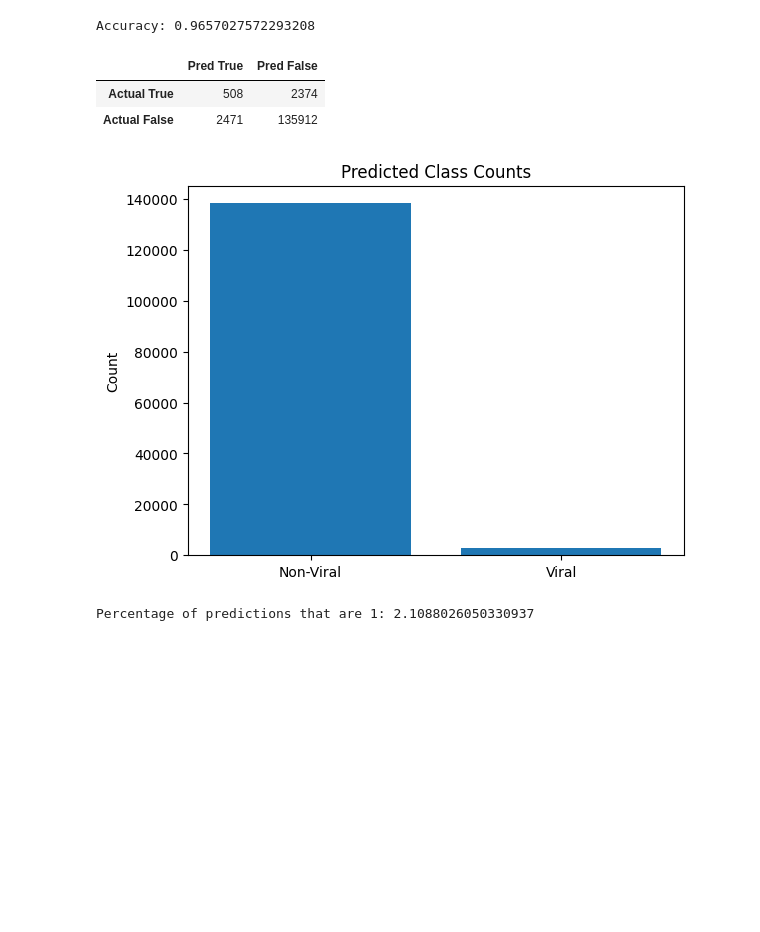
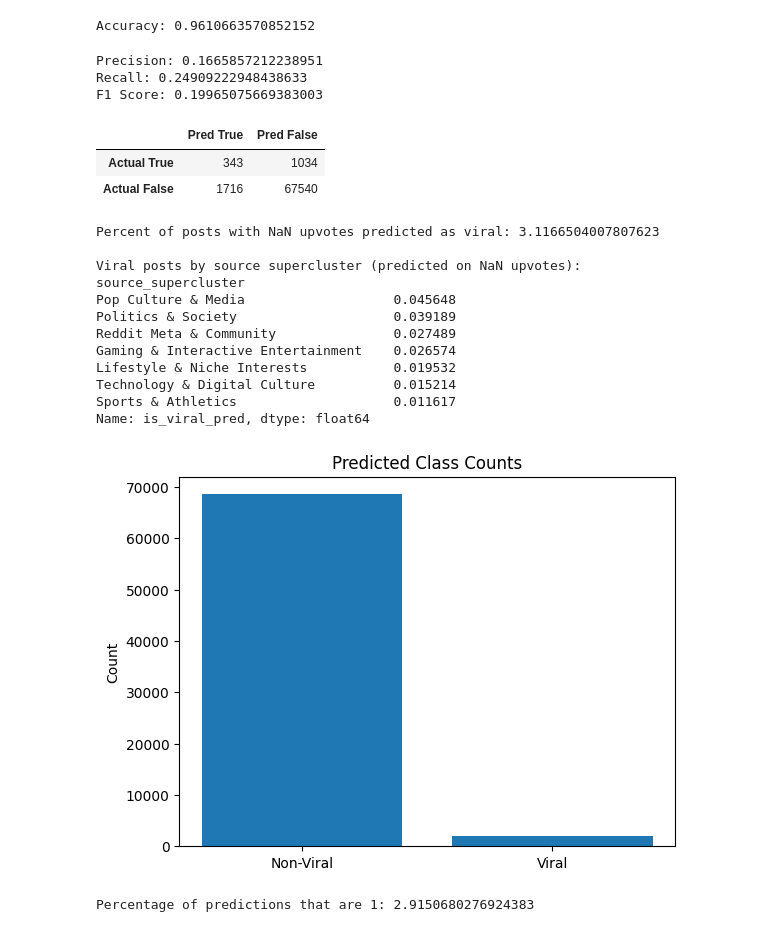
Before and after one commit to EPFLHenrik/ViralRedditCookbook, a Jupyter notebook: src/analysis/metric_analysis/predicting_posts.ipynb, the cells around one changed output. Saved outputs shown, nothing was run; the diff lists cells and outputs as text; code cells hidden in the pictures; blank space fills up the shorter version.

Commit message:
Updated prediction

```diff
--- a/src/analysis/metric_analysis/predicting_posts.ipynb
+++ b/src/analysis/metric_analysis/predicting_posts.ipynb
@@ -38,8 +45,3 @@ non_nan_df.head(5)
-# %%
-non_nan_df = non_nan_df.iloc[:, list(range(92)) + [-1, -7, -8]]
-non_nan_df = non_nan_df.drop(columns=["SOURCE_SUBREDDIT", "TARGET_SUBREDDIT", "POST_ID", "TIMESTAMP"])
-
-non_nan_df = pd.get_dummies(non_nan_df, columns=["source_supercluster", "target_supercluster", "source_type"], drop_first=True)
 # %%
 from sklearn.ensemble import RandomForestClassifier
 from sklearn.model_selection import train_test_split
@@ -51,17 +53,18 @@ y = non_nan_df["is_viral"]                  # label column
 
 # ----- 2. Train/test split -----
 X_train, X_test, y_train, y_test = train_test_split(
-    X, y, test_size=0.2, random_state=42
+    X, y, test_size=0.1, random_state=42
 )
 
 # ----- 3. Fit Random Forest -----
 rf = RandomForestClassifier(
     n_estimators=300,      # number of trees
-    max_depth=10,        # let trees grow fully
-    min_samples_split=2,
+    max_depth=20,        # let trees grow fully
+    min_samples_split=5,
     random_state=42,
     n_jobs=-1,
-    class_weight={0: 1, 1: 25},
+    min_samples_leaf=3,
+    class_weight={0:1, 1:70}  # to handle class imbalance,
 )
 
 rf.fit(X_train, y_train)
@@ -72,31 +75,71 @@ acc = accuracy_score(y_test, y_pred)
 
 print("Accuracy:", acc)
 # %% [output]
-Accuracy: 0.9657027572293208
+Accuracy: 0.9610663570852152
 # %%
-from sklearn.metrics import confusion_matrix
+from sklearn.metrics import confusion_matrix, precision_score, recall_score, f1_score
 
 cm = confusion_matrix(y_test, y_pred, labels=[True, False])
 cm_df = pd.DataFrame(cm, index=["Actual True", "Actual False"], columns=["Pred True", "Pred False"])
+print(f"Precision: {precision_score(y_test, y_pred)}")
+print(f"Recall: {recall_score(y_test, y_pred)}")
+print(f"F1 Score: {f1_score(y_test, y_pred)}")
 cm_df
 # %% [output]
+Precision: 0.1665857212238951
+Recall: 0.24909222948438633
+F1 Score: 0.19965075669383003
 |  | Pred True | Pred False |
-| Actual True | 508 | 2374 |
-| Actual False | 2471 | 135912 |
+| Actual True | 343 | 1034 |
+| Actual False | 1716 | 67540 |
 # %%
 import numpy as np
 import matplotlib.pyplot as plt
+
+nan_posts_pred = rf.predict(nan_df)
+nan_df = nan_df.assign(is_viral_pred=nan_posts_pred)
+
+mask = nan_df.filter(like="source_supercluster_").sum(axis=1) > 0
+
+nan_df["source_supercluster"] = (
+    nan_df.filter(like="source_supercluster_")
+          .idxmax(axis=1)
+          .where(mask)
+          .str.replace("source_supercluster_", "")
+)
+
+nan_df.loc[~mask, "source_supercluster"] = "Gaming & Interactive Entertainment"
+
+
+print("Percent of posts with NaN upvotes predicted as viral:",
+      np.sum(nan_posts_pred) / len(nan_posts_pred) * 100)
+
+## Viral posts by supercluster
+print("\nViral posts by source supercluster (predicted on NaN upvotes):")
+print(nan_df.groupby("source_supercluster")["is_viral_pred"].mean().sort_values(ascending=False))
 
 pred_counts = np.bincount(y_pred)
 
 plt.bar([0,1], pred_counts)
 plt.xticks([0,1], ["Non-Viral", "Viral"])
 plt.title("Predicted Class Counts")
 plt.ylabel("Count")
 plt.savefig("predicted_class_counts.svg", format="svg")
 plt.show()
 
 print("Percentage of predictions that are 1:", pred_counts[1] / len(y_pred) * 100)
 # %% [output]
+Percent of posts with NaN upvotes predicted as viral: 3.1166504007807623
+
+Viral posts by source supercluster (predicted on NaN upvotes):
+source_supercluster
+Pop Culture & Media                   0.045648
+Politics & Society                    0.039189
+Reddit Meta & Community               0.027489
+Gaming & Interactive Entertainment    0.026574
+Lifestyle & Niche Interests           0.019532
+Technology & Digital Culture          0.015214
+Sports & Athletics                    0.011617
+Name: is_viral_pred, dtype: float64
-[figure, old version]
+[figure, new version]
-Percentage of predictions that are 1: 2.1088026050330937
+Percentage of predictions that are 1: 2.9150680276924383
```
Also changed, not shown: parts of 3 cells of this notebook, 2 other files.
